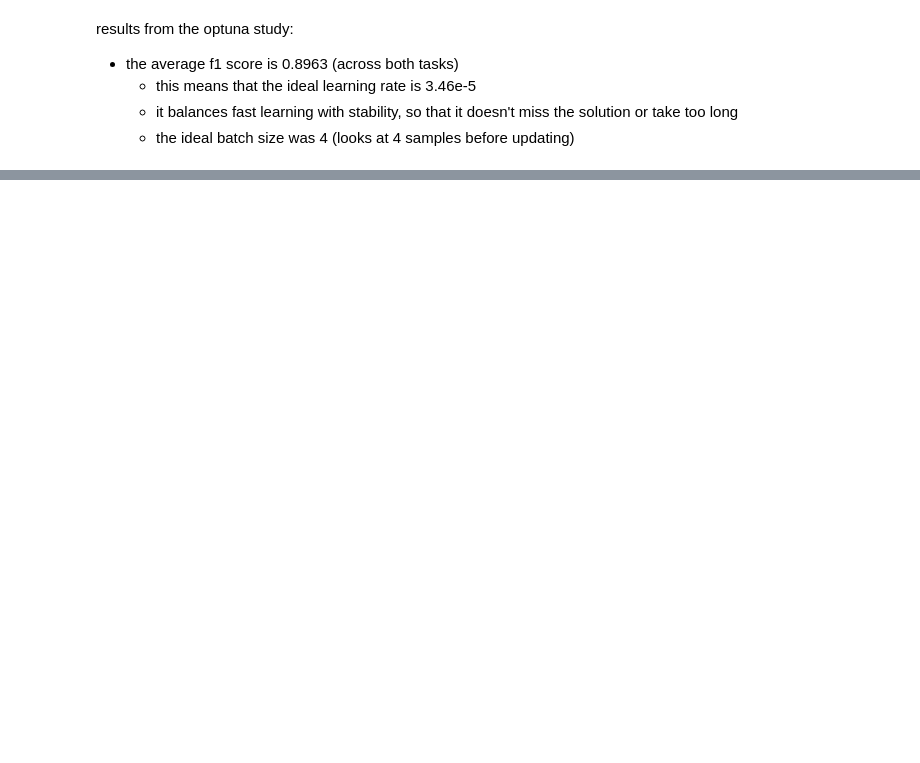
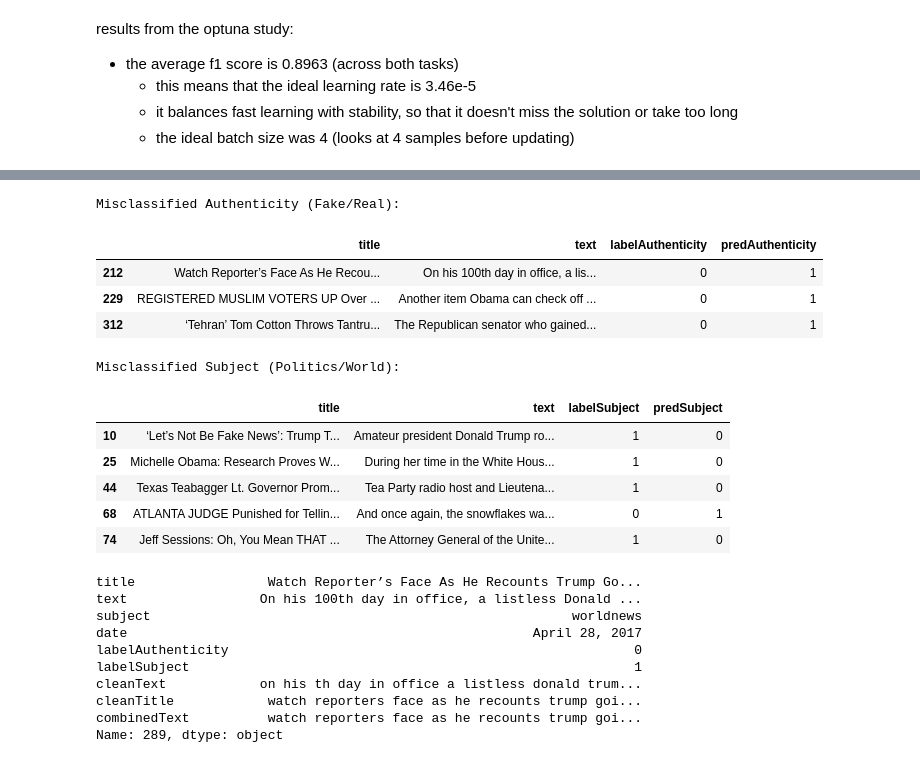
Before and after one commit to eliasangelss/fake-news, a Jupyter notebook: model.ipynb, the cells around one changed output, grey strips where cells are left out. Cells and saved outputs as stored; diff of their text form; code cells hidden in the pictures; blank space fills up the shorter version.

```diff
--- a/model.ipynb
+++ b/model.ipynb
@@ -709,0 +766,41 @@ weighted avg     0.9298    0.9275    0.9274       400
+# %%
+# manual error analysis
+valDF = newsDF.iloc[valIdx].copy()
+valDF = valDF.reset_index(drop = True)
+valDF['predAuthenticity'] = predsAuth
+valDF['predSubject'] = predsSubj
+
+misclassifiedAuth = valDF[valDF['labelAuthenticity'] != valDF['predAuthenticity']]
+misclassifiedSubj = valDF[valDF['labelSubject'] != valDF['predSubject']]
+print("Misclassified Authenticity (Fake/Real):")
+display(misclassifiedAuth[['title', 'text', 'labelAuthenticity', 'predAuthenticity']].head())
+print("Misclassified Subject (Politics/World):")
+display(misclassifiedSubj[['title', 'text', 'labelSubject', 'predSubject']].head())
+
+
+wrongIdx = 212
+originalIndex = valIdx[wrongIdx]
+display(newsDF.iloc[originalIndex])
+# %% [output]
+Misclassified Authenticity (Fake/Real):
+|  | title | text | labelAuthenticity | predAuthenticity |
+| 212 | Watch Reporter’s Face As He Recou... | On his 100th day in office, a lis... | 0 | 1 |
+| 229 | REGISTERED MUSLIM VOTERS UP Over ... | Another item Obama can check off ... | 0 | 1 |
+| 312 | ‘Tehran’ Tom Cotton Throws Tantru... | The Republican senator who gained... | 0 | 1 |
+Misclassified Subject (Politics/World):
+|  | title | text | labelSubject | predSubject |
+| 10 | ‘Let’s Not Be Fake News’: Trump T... | Amateur president Donald Trump ro... | 1 | 0 |
+| 25 | Michelle Obama: Research Proves W... | During her time in the White Hous... | 1 | 0 |
+| 44 | Texas Teabagger Lt. Governor Prom... | Tea Party radio host and Lieutena... | 1 | 0 |
+| 68 | ATLANTA JUDGE Punished for Tellin... | And once again, the snowflakes wa... | 0 | 1 |
+| 74 | Jeff Sessions: Oh, You Mean THAT ... | The Attorney General of the Unite... | 1 | 0 |
+title                 Watch Reporter’s Face As He Recounts Trump Go...
+text                 On his 100th day in office, a listless Donald ...
+subject                                                      worldnews
+date                                                    April 28, 2017
+labelAuthenticity                                                    0
+labelSubject                                                         1
+cleanText            on his th day in office a listless donald trum...
+cleanTitle            watch reporters face as he recounts trump goi...
+combinedText          watch reporters face as he recounts trump goi...
+Name: 289, dtype: object
```
Also changed, not shown: parts of 12 cells of this notebook.
